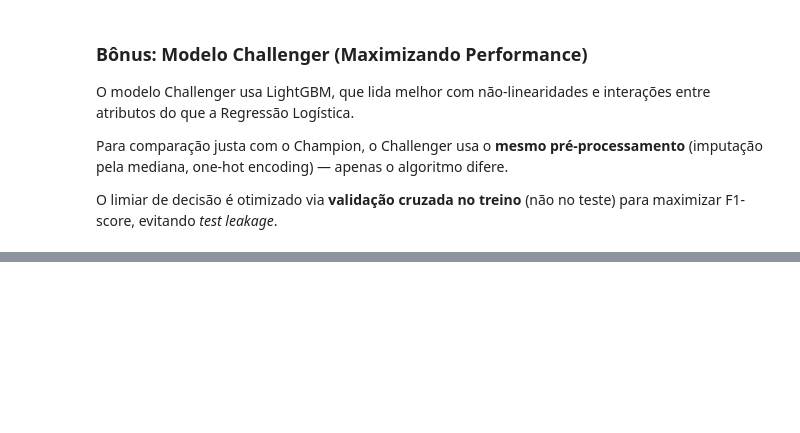
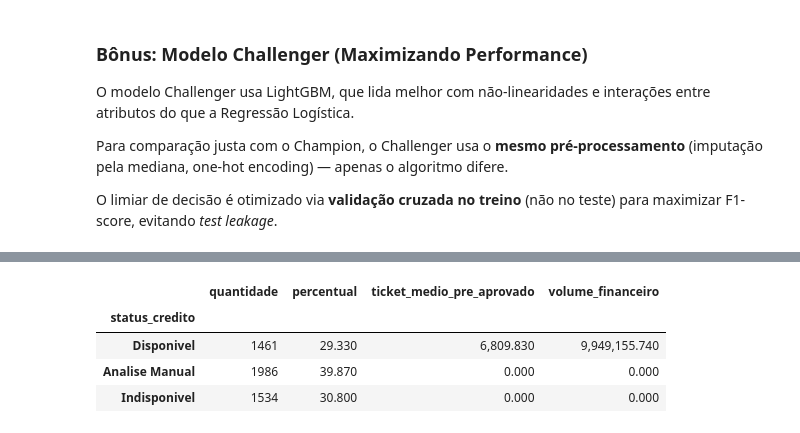
Before and after one commit to marcofpereira-ai/credit-results-modeling, a Jupyter notebook: desafios/analise-credito/analise_credito.ipynb, the cells around one changed output, grey strips where cells are left out. Saved outputs shown, nothing was run; the diff lists cells and outputs as text; code cells hidden in the pictures; blank space fills up the shorter version.

```diff
--- a/desafios/analise-credito/analise_credito.ipynb
+++ b/desafios/analise-credito/analise_credito.ipynb
@@ -748,0 +880,76 @@ for nome_metrica, valor in metricas_challenger.items():
+# %%
+# O dataset_tratado.csv permanece dedicado ao pré-processamento e treino/teste.
+# O resultado comercial é gravado separadamente em resultado_politica_credito.csv.
+pipeline_m3_politica = criar_pipeline(melhores_features, class_weight="balanced")
+pipeline_m3_politica.fit(df[melhores_features], df[alvo])
+
+# Pontuação da base tratada completa após o ajuste final do M3.
+probabilidades = pipeline_m3_politica.predict_proba(df[melhores_features])[:, 1]
+resultado_politica_credito = df.copy()
+resultado_politica_credito["probabilidade_inadimplencia"] = pd.Series(
+    probabilidades, index=resultado_politica_credito.index
+).round(4)
+
+resultado_politica_credito["status_credito"] = np.select(
+    [
+        resultado_politica_credito["probabilidade_inadimplencia"] < 0.30,
+        resultado_politica_credito["probabilidade_inadimplencia"].between(0.30, 0.60, inclusive="both"),
+    ],
+    ["Disponivel", "Analise Manual"],
+    default="Indisponivel",
+)
+
+# Cada dívida ativa reduz proporcionalmente o limite base: fator 1 / (1 + dívidas).
+fator_dividas = 1 / (1 + resultado_politica_credito["dividas_ativas"])
+limite_base = (
+    resultado_politica_credito["renda_mensal"]
+    * 2.5
+    * (1 - resultado_politica_credito["probabilidade_inadimplencia"])
+    * fator_dividas
+)
+limite_seguro = limite_base.clip(
+    upper=resultado_politica_credito["valor_solicitado"]
+)
+resultado_politica_credito["valor_pre_aprovado"] = np.where(
+    resultado_politica_credito["status_credito"].eq("Disponivel"),
+    limite_seguro,
+    0.0,
+)
+resultado_politica_credito["valor_pre_aprovado"] = resultado_politica_credito[
+    "valor_pre_aprovado"
+].round(2)
+
+ordem_status = ["Disponivel", "Analise Manual", "Indisponivel"]
+resumo_politica = (
+    resultado_politica_credito.groupby("status_credito", observed=False)
+    .agg(
+        quantidade=("status_credito", "size"),
+        percentual=("status_credito", lambda serie: serie.size / len(resultado_politica_credito) * 100),
+        ticket_medio_pre_aprovado=("valor_pre_aprovado", "mean"),
+        volume_financeiro=("valor_pre_aprovado", "sum"),
+    )
+    .reindex(ordem_status, fill_value=0)
+)
+
+disponiveis = resultado_politica_credito["status_credito"].eq("Disponivel")
+ticket_medio_disponivel = resultado_politica_credito.loc[
+    disponiveis, "valor_pre_aprovado"
+].mean()
+volume_liberado_seguro = resultado_politica_credito.loc[
+    disponiveis, "valor_pre_aprovado"
+].sum()
+percentual_aprovacao_automatica = disponiveis.mean() * 100
+
+print("=== RESUMO EXECUTIVO — POLÍTICA DE CRÉDITO ===")
+display(resumo_politica.round({"percentual": 2, "ticket_medio_pre_aprovado": 2, "volume_financeiro": 2}))
+print(f"Percentual de aprovação automática: {percentual_aprovacao_automatica:.2f}%")
+print(f"Ticket médio pré-aprovado: R$ {ticket_medio_disponivel:,.2f}")
+print(f"Volume financeiro liberado com segurança: R$ {volume_liberado_seguro:,.2f}")
+
+resultado_politica_credito.to_csv(
+    PROJECT_DIR / "resultado_politica_credito.csv",
+    index=False,
+    encoding="utf-8",
+)
+print("Arquivo gerado: resultado_politica_credito.csv")
+# %% [output]
@@ -748,0 +957,5 @@ for nome_metrica, valor in metricas_challenger.items():
+|  | quantidade | percentual | ticket_medio_pre_aprovado | volume_financeiro |
+| status_credito |  |  |  |  |
+| Disponivel | 1461 | 29.330 | 6,809.830 | 9,949,155.740 |
+| Analise Manual | 1986 | 39.870 | 0.000 | 0.000 |
+| Indisponivel | 1534 | 30.800 | 0.000 | 0.000 |
```
Also changed, not shown: parts of 14 cells of this notebook, 2 other files.
